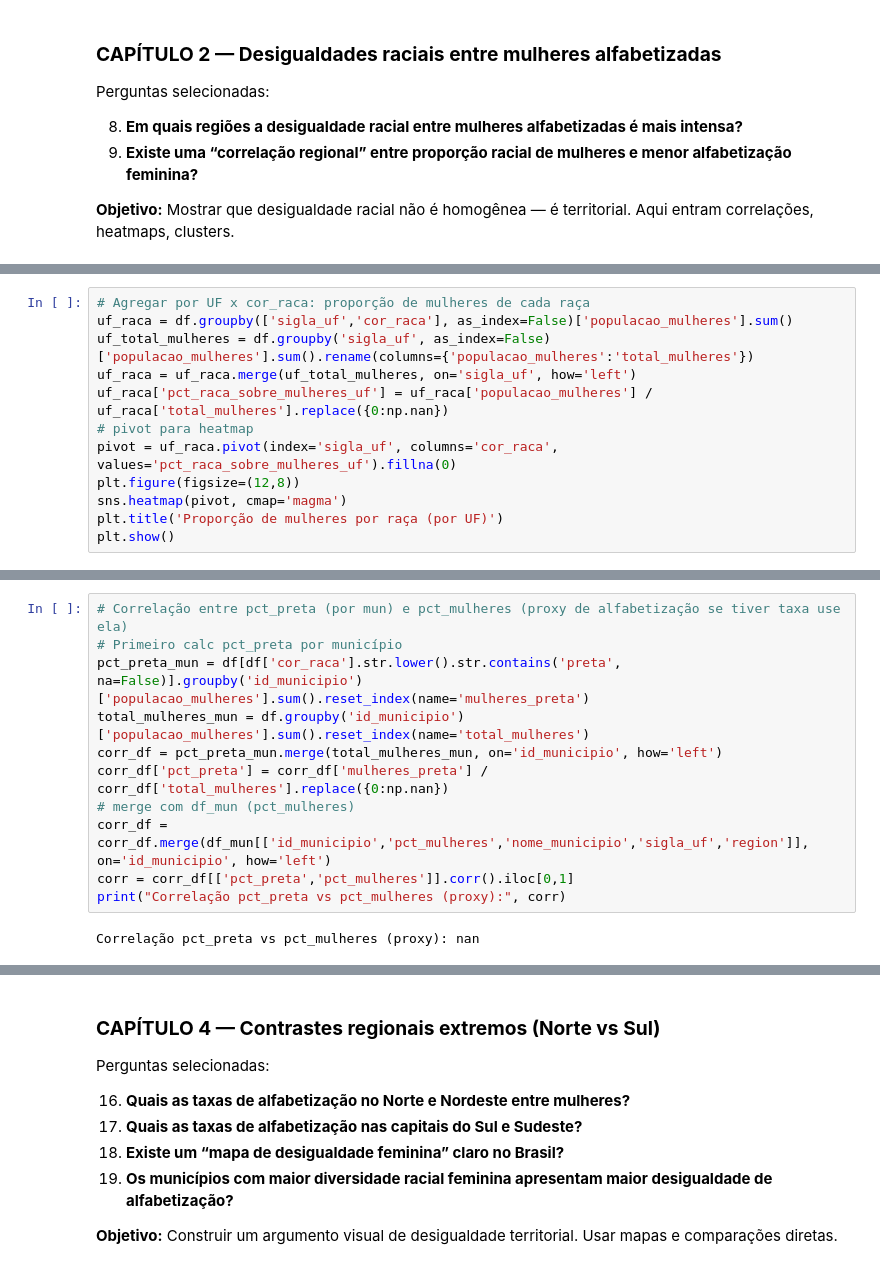
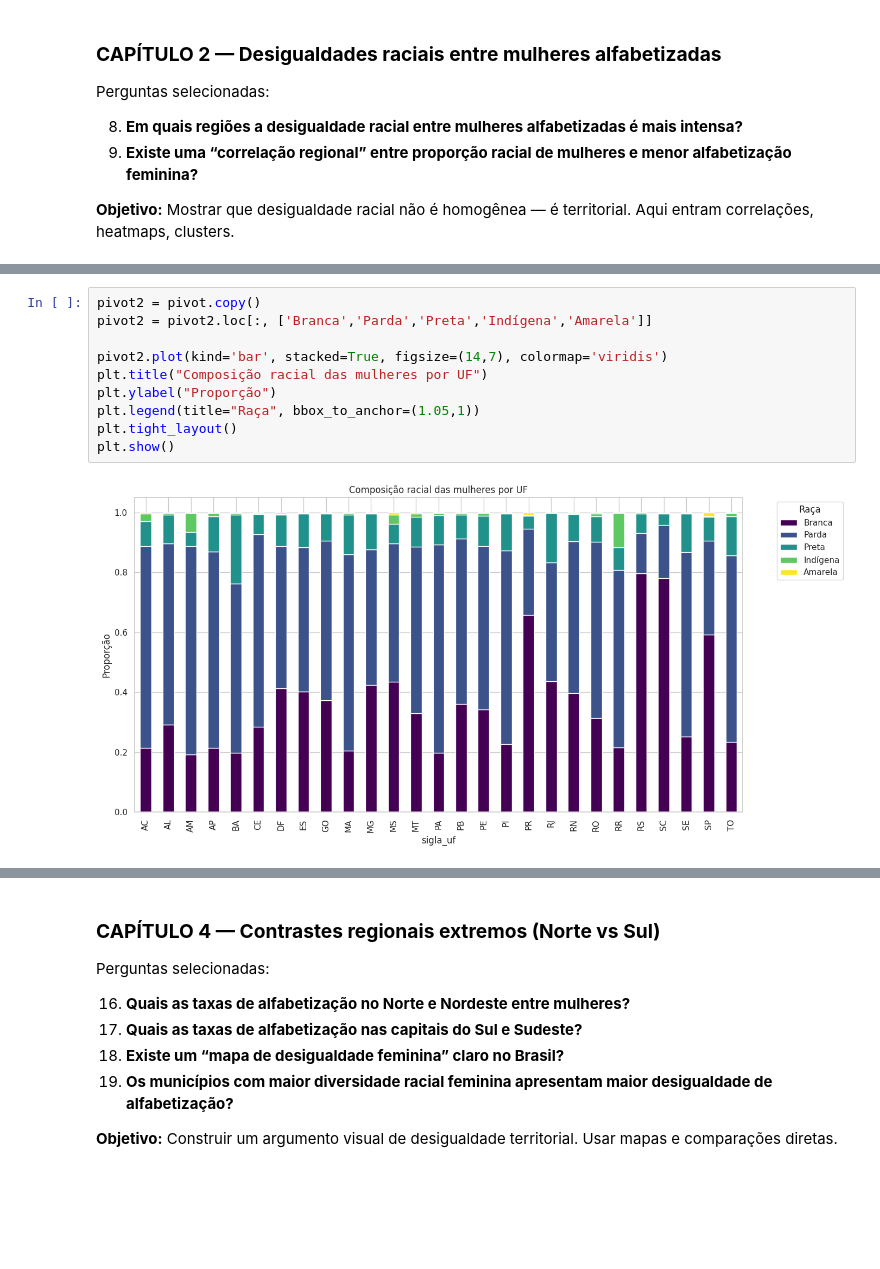
Before and after one commit to patriciacarbri/analise-alfabetizacao-mulheres-brasil, a Jupyter notebook: analise.ipynb, the cells around one changed output, grey strips where cells are left out. Saved outputs shown, nothing was run; the diff lists cells and outputs as text; blank space fills up the shorter version.

```diff
--- a/analise.ipynb
+++ b/analise.ipynb
@@ -946,12 +923,0 @@ Passing `palette` without assigning `hue` is deprecated and will be removed in v
-# %%
-# Agregar por UF x cor_raca: proporção de mulheres de cada raça
-uf_raca = df.groupby(['sigla_uf','cor_raca'], as_index=False)['populacao_mulheres'].sum()
-uf_total_mulheres = df.groupby('sigla_uf', as_index=False)['populacao_mulheres'].sum().rename(columns={'populacao_mulheres':'total_mulheres'})
-uf_raca = uf_raca.merge(uf_total_mulheres, on='sigla_uf', how='left')
-uf_raca['pct_raca_sobre_mulheres_uf'] = uf_raca['populacao_mulheres'] / uf_raca['total_mulheres'].replace({0:np.nan})
-# pivot para heatmap
-pivot = uf_raca.pivot(index='sigla_uf', columns='cor_raca', values='pct_raca_sobre_mulheres_uf').fillna(0)
-plt.figure(figsize=(12,8))
-sns.heatmap(pivot, cmap='magma')
-plt.title('Proporção de mulheres por raça (por UF)')
-plt.show()
@@ -960,16 +924,15 @@ plt.show()
-# %%
-# Correlação entre pct_preta (por mun) e pct_mulheres (proxy de alfabetização se tiver taxa use ela)
-# Primeiro calc pct_preta por município
-pct_preta_mun = df[df['cor_raca'].str.lower().str.contains('preta', na=False)].groupby('id_municipio')['populacao_mulheres'].sum().reset_index(name='mulheres_preta')
-total_mulheres_mun = df.groupby('id_municipio')['populacao_mulheres'].sum().reset_index(name='total_mulheres')
-corr_df = pct_preta_mun.merge(total_mulheres_mun, on='id_municipio', how='left')
-corr_df['pct_preta'] = corr_df['mulheres_preta'] / corr_df['total_mulheres'].replace({0:np.nan})
-# merge com df_mun (pct_mulheres)
-corr_df = corr_df.merge(df_mun[['id_municipio','pct_mulheres','nome_municipio','sigla_uf','region']], on='id_municipio', how='left')
-corr = corr_df[['pct_preta','pct_mulheres']].corr().iloc[0,1]
-print("Correlação pct_preta vs pct_mulheres (proxy):", corr)
-# %% [output]
-Correlação pct_preta vs pct_mulheres (proxy): nan
+# %%
+pivot2 = pivot.copy()
+pivot2 = pivot2.loc[:, ['Branca','Parda','Preta','Indígena','Amarela']]
+
+pivot2.plot(kind='bar', stacked=True, figsize=(14,7), colormap='viridis')
+plt.title("Composição racial das mulheres por UF")
+plt.ylabel("Proporção")
+plt.legend(title="Raça", bbox_to_anchor=(1.05,1))
+plt.tight_layout()
+plt.show()
+# %% [output]
+[figure, added]
 # %% [markdown]
 ###  **CAPÍTULO 3 — Acesso à educação por raça (microdados da educação básica)**
 
```
Also changed, not shown: parts of 16 cells of this notebook.
